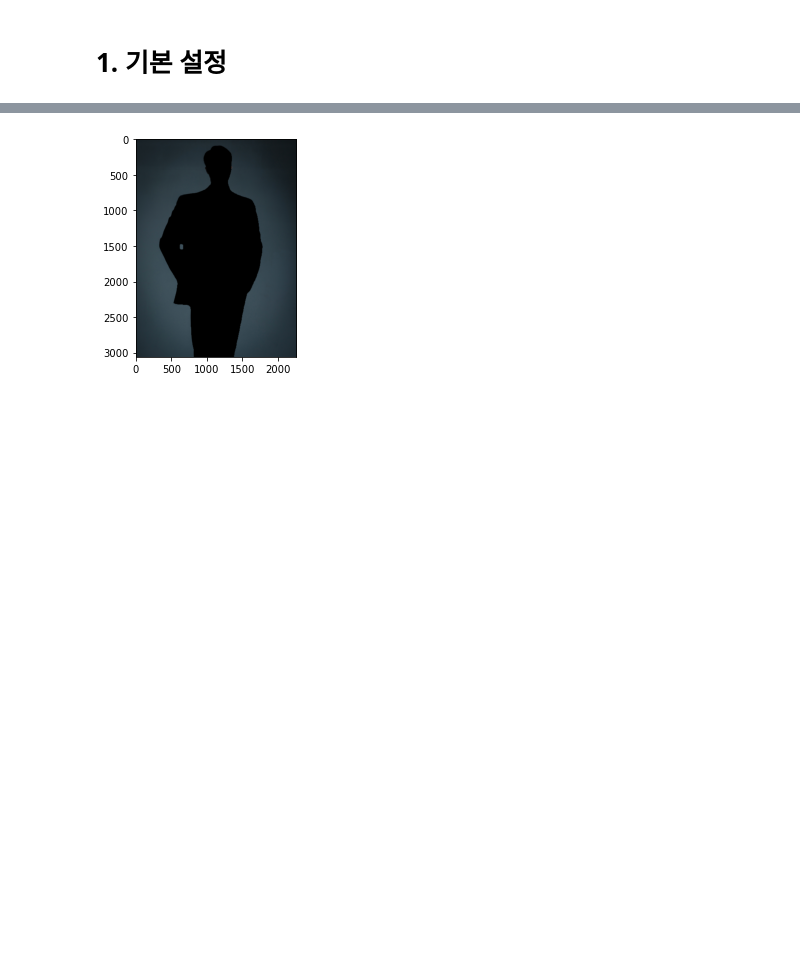
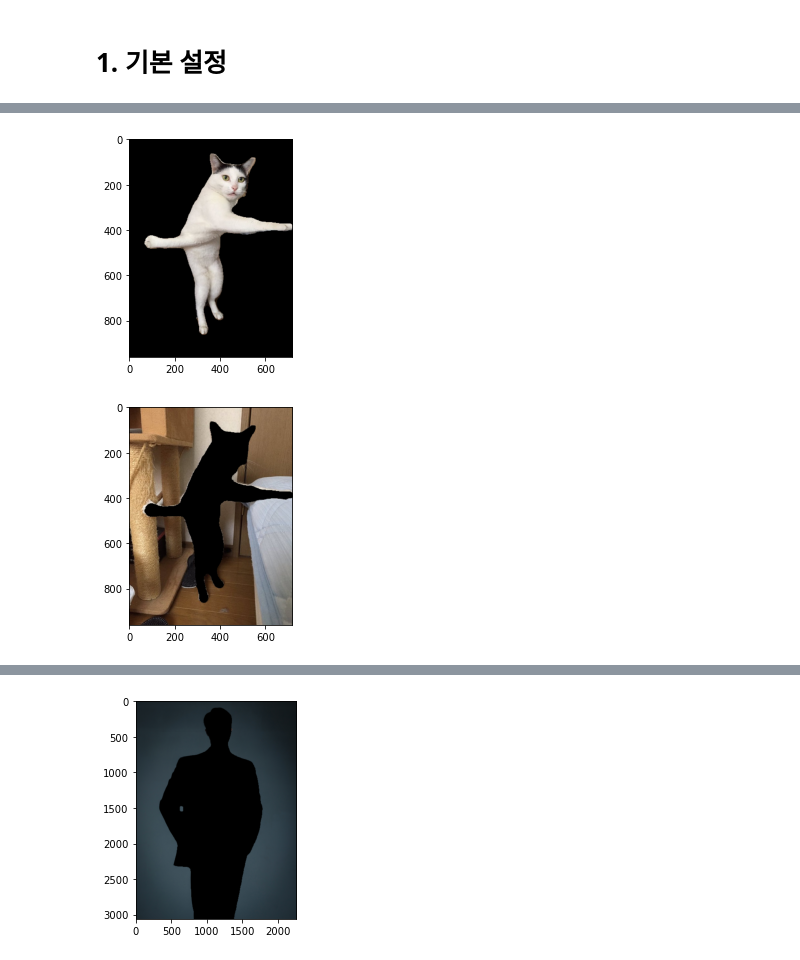
Before and after one commit to Cham-Choi/ChamPublic, a Jupyter notebook: [E-07] Making portrait.ipynb, the cells around one changed output, grey strips where cells are left out. Drawn from its saved outputs; the diff is of its cells as text; code cells hidden in the pictures; blank space fills up the shorter version.

```diff
--- a/[E-07] Making portrait.ipynb
+++ b/[E-07] Making portrait.ipynb
@@ -68,0 +57,30 @@ array([[  0,   0,   0],
+# %%
+# 사람 뿐 아니라 고양이 등 여러가지를 분리할 것이므로 분리기능을 함수로 일반화.
+# 이미지 경로, 분리모델 파일, 분리대상의 구분색을 입력받아 객체, 배경, 마스크, 구분값을 출력한다.
+def obj_segment(img_path, model_file, seg_color):
+
+    img_orig = cv2.imread(img_path)
+    #RGB_img_orig = cv2.cvtColor(img_orig, cv2.COLOR_BGR2RGB)
+
+    # 분리작업
+    from pixellib.semantic import semantic_segmentation
+    model = semantic_segmentation()
+    model.load_pascalvoc_model(model_file)
+    segvalues, output = model.segmentAsPascalvoc(img_path)
+
+    seg_map = np.all(output == seg_color, axis = -1)  #axis = -1 : 현재 배열의 마지막 축. -> 색깔축을 의미.
+
+    # 이미지 마스크 설정
+    img_mask = seg_map.astype(np.uint8)*255 # 마스크를 이진 이미지화.
+    binary_mask = cv2.cvtColor(img_mask, cv2.COLOR_GRAY2RGB)
+    not_binary_mask = cv2.bitwise_not(binary_mask)
+
+    # 사람만 있는 이미지
+    obj = cv2.bitwise_and(binary_mask, img_orig)
+    rgb_obj = cv2.cvtColor(obj, cv2.COLOR_BGR2RGB)
+
+    # 배경만 있는 이미지
+    bg = cv2.bitwise_and(not_binary_mask, img_orig)
+    rgb_bg = cv2.cvtColor(bg, cv2.COLOR_BGR2RGB)
+
+    return rgb_obj, rgb_bg, img_mask, segvalues
@@ -68,0 +104,11 @@ array([[  0,   0,   0],
+# %%
+dancing_cat, bg_cat, cat_mask, segvalues_cat = obj_segment(cat_image_6_path, model_file, cat_seg_color)
+# %%
+plt.imshow(dancing_cat)
+plt.show()
+
+plt.imshow(bg_cat)
+plt.show()
+# %% [output]
+[figure, added]
+[figure, added]
```
Also changed, not shown: parts of 11 cells of this notebook.
